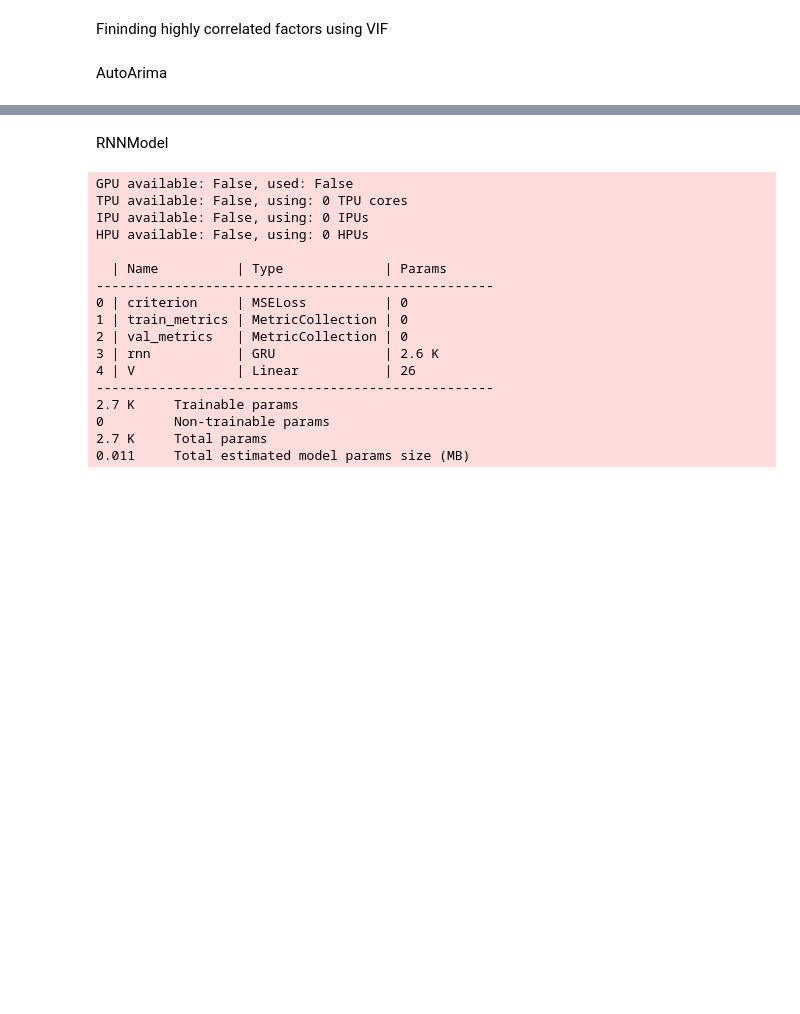
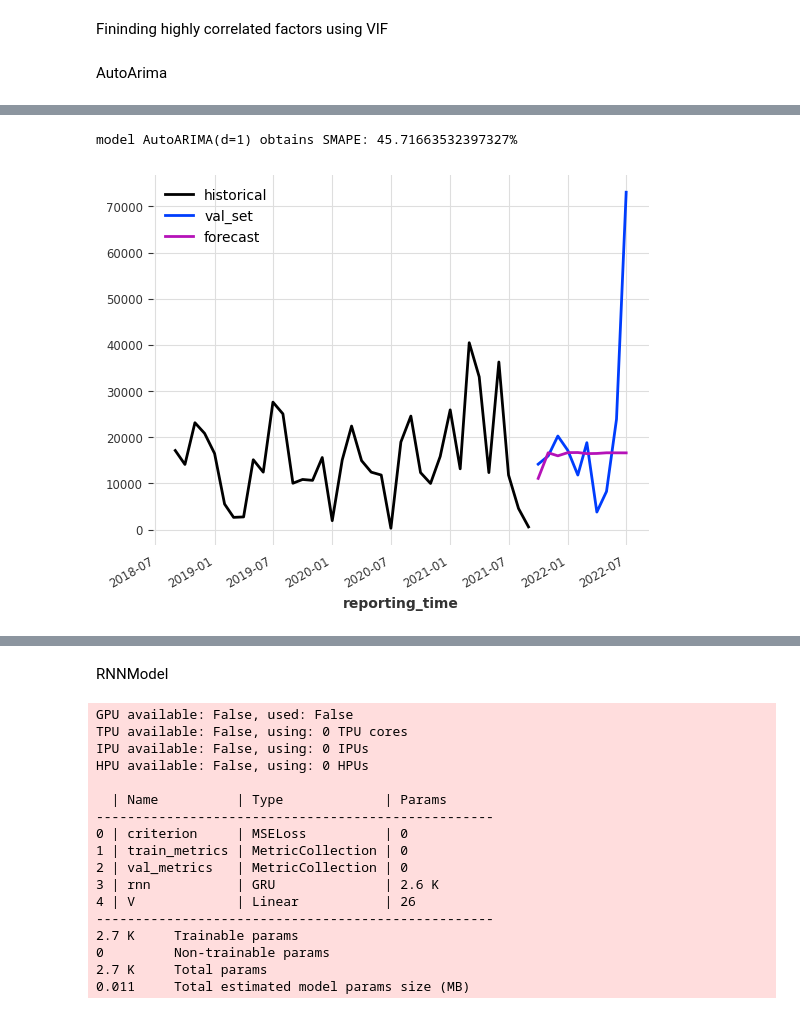
Before and after one commit to SongaZonga/tum_DAP_project, a Jupyter notebook: darts_test.ipynb, the cells around one changed output, grey strips where cells are left out. Saved outputs shown, nothing was run; the diff lists cells and outputs as text; code cells hidden in the pictures; blank space fills up the shorter version.

```diff
--- a/darts_test.ipynb
+++ b/darts_test.ipynb
@@ -189,0 +204,36 @@ model AutoARIMA(information_criterion=hqic) obtains SMAPE: 40.902153836136875%
+# %%
+from darts.timeseries import TimeSeries
+
+model_test =  AutoARIMA(d=1)
+
+def forecast_arima(model, train, val):
+    model_test =  model
+    model_test.fit(series = train['demand'])
+    forecast = model_test.predict(1)
+    forecast_list = [forecast]
+    for i in range(1, len(val)):
+        train = train[1:].append(forecast)
+        model_test.fit(series = train['demand'])
+        forecast = model_test.predict(1)
+        forecast_list.append(forecast)
+    # first = forecast_list[0]
+    # for j in range(1, len(forecast)):
+    #     first = combine_all(first, forecast[j])
+    #     print(first)
+    return forecast_list
+
+def ts_result(forecast):
+    first = forecast[0]
+    for i in range(1, len(forecast)):
+        first = combine_all(first, forecast[i])
+    return first
+
+def combine_all(ts_1, ts_2):
+    return ts_1.append(ts_2)
+
+
+forecast = scaler_val_uni.inverse_transform(ts_result(forecast_arima(model=model_test,
+                                                                     train=train_set['demand'],
+                                                                     val=val_set['demand'])))
+
+forecast
@@ -190,3 +258,13 @@ model AutoARIMA(information_criterion=hqic) obtains SMAPE: 40.902153836136875%
+# %%
+val_scaled = val_set['demand']
+print(f"model {model_test} obtains SMAPE: {smape(val_scaled['demand'], forecast)}%")
+
+scaler_train.inverse_transform(train_set)['demand'].plot(label='historical')
+val_scaled['demand'].plot(label='val_set')
+forecast.plot(label='forecast')
+# %% [output]
+model AutoARIMA(d=1) obtains SMAPE: 45.71663532397327%
+[figure, added]
 # %%
 import joblib
 filename = f'{prod_name_indv}.sav'
```
Also changed, not shown: parts of 18 cells of this notebook, 2 other files.
